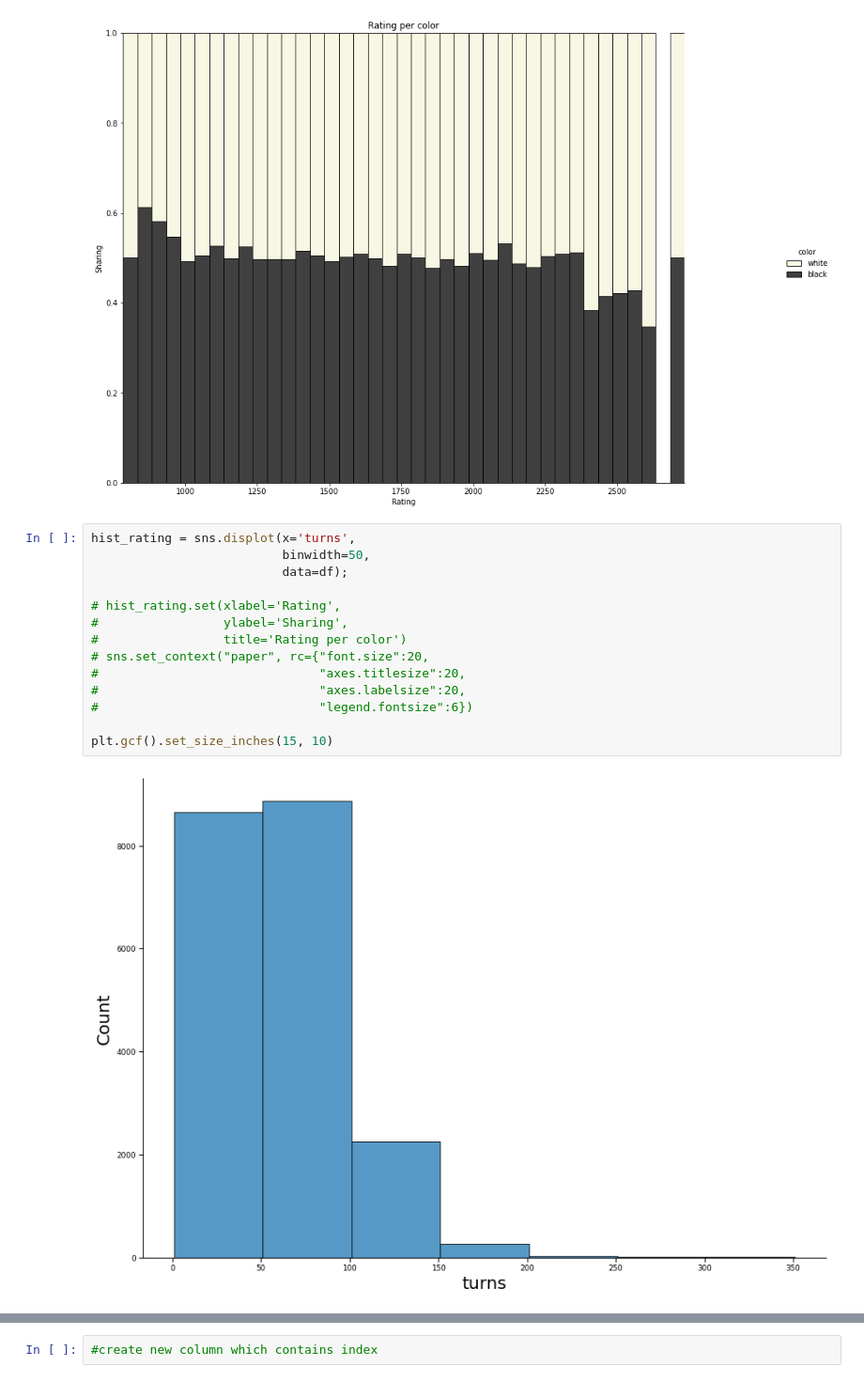
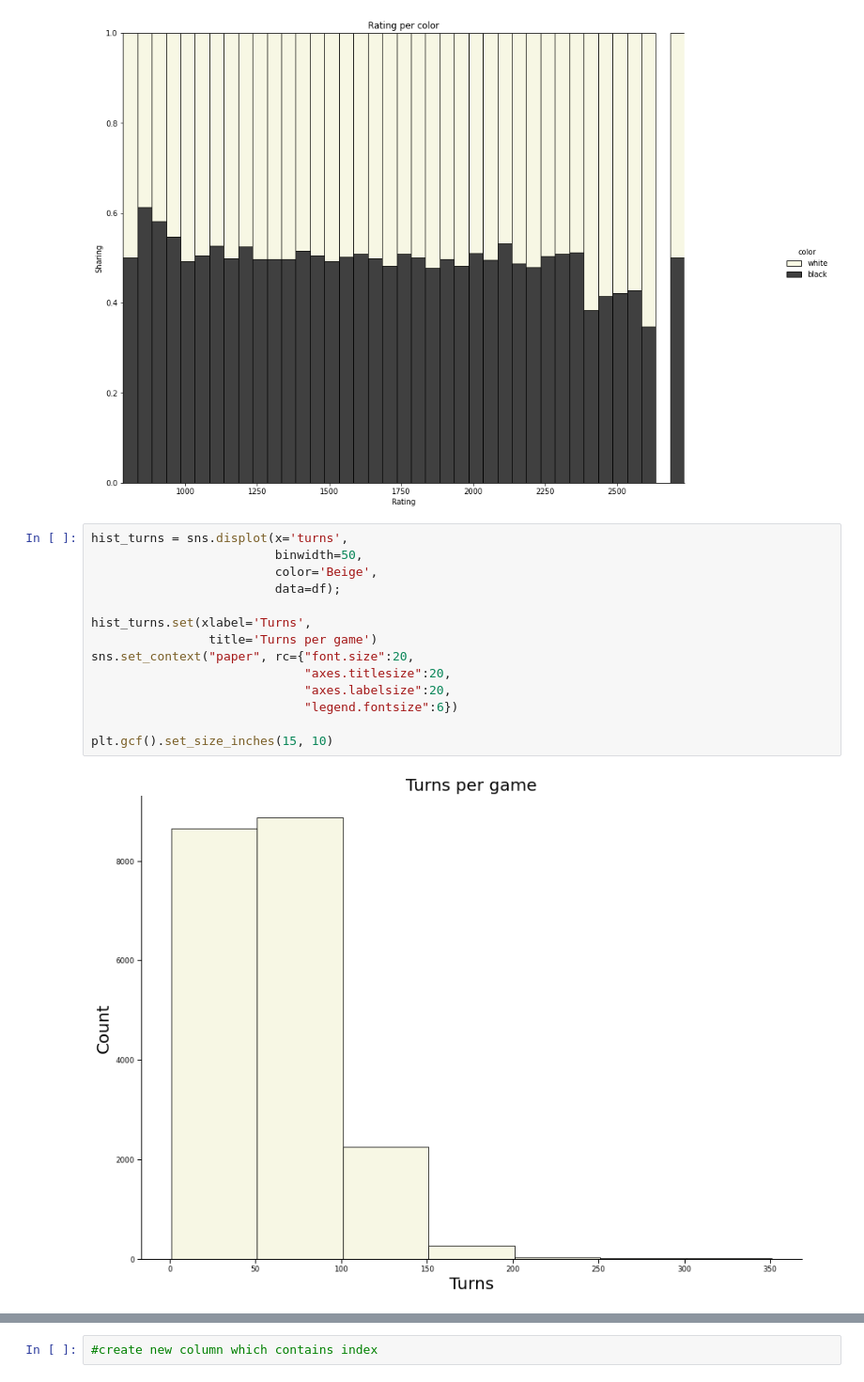
Before and after one commit to phoals/Chess-dataset-EDA, a Jupyter notebook: EDA.ipynb, the cells around one changed output, grey strips where cells are left out. Shown at 94% size. Cells and saved outputs as stored; diff of their text form.

Commit message:
style change histogram color titles

```diff
--- a/EDA.ipynb
+++ b/EDA.ipynb
@@ -105,18 +106,18 @@ plt.gcf().set_size_inches(15, 10)
 # %% [output]
 [figure]
 # %%
-hist_rating = sns.displot(x='turns',
-                          binwidth=50,
-                          data=df);
+hist_turns = sns.displot(x='turns',
+                         binwidth=50,
+                         color='Beige',
+                         data=df);
 
-# hist_rating.set(xlabel='Rating',
-#                 ylabel='Sharing',
-#                 title='Rating per color')
-# sns.set_context("paper", rc={"font.size":20,
-#                              "axes.titlesize":20,
-#                              "axes.labelsize":20,
-#                              "legend.fontsize":6})
+hist_turns.set(xlabel='Turns',
+                title='Turns per game')
+sns.set_context("paper", rc={"font.size":20,
+                             "axes.titlesize":20,
+                             "axes.labelsize":20,
+                             "legend.fontsize":6})
 
 plt.gcf().set_size_inches(15, 10)
 # %% [output]
-[figure, old version]
+[figure, new version]
```
Also changed, not shown: parts of 10 cells of this notebook.
